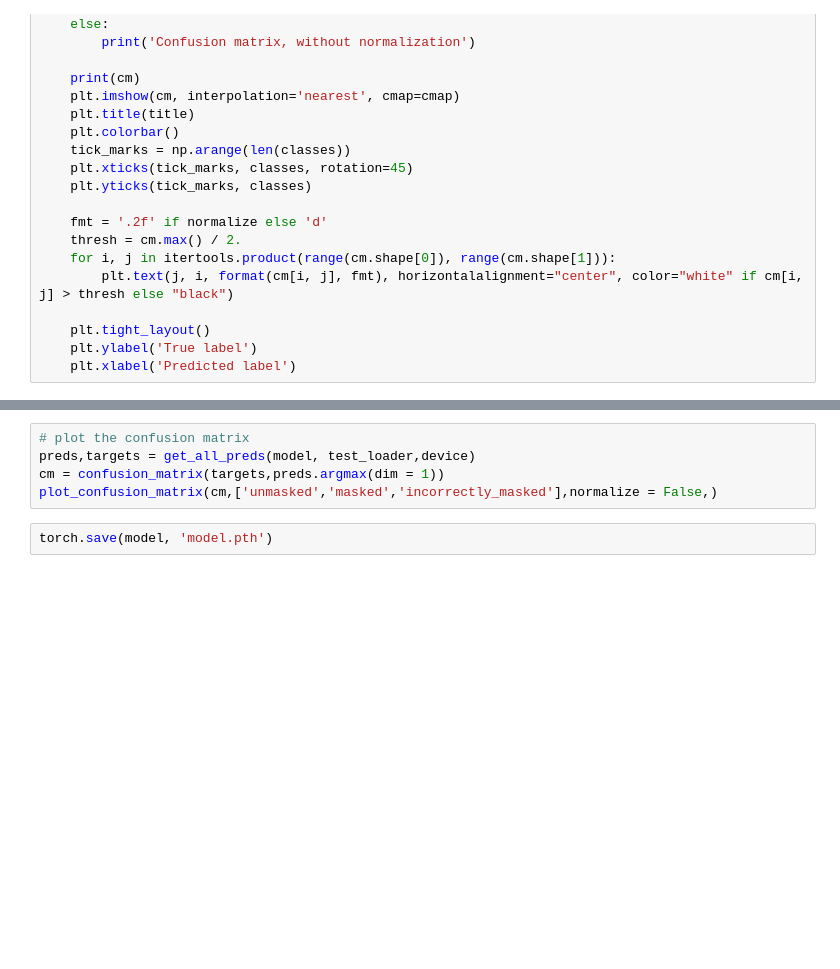
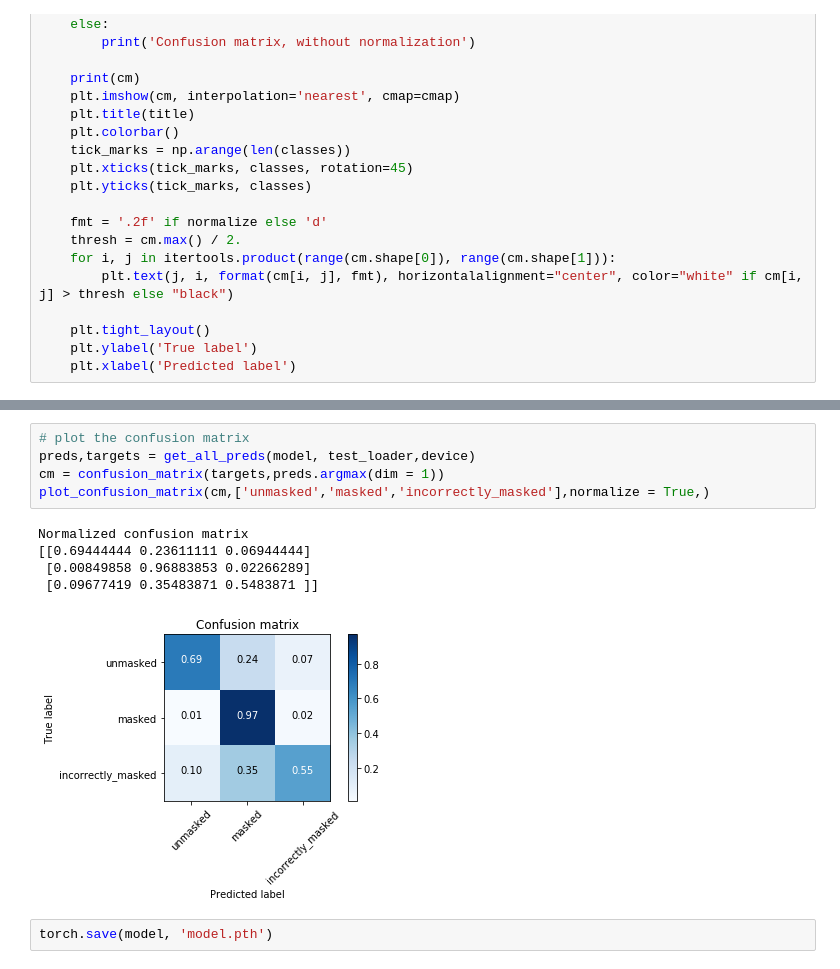
Before and after one commit to Azurestarry/ML-project, a Jupyter notebook: Transfer_learning.ipynb, the cells around one changed output, grey strips where cells are left out. Saved outputs shown, nothing was run; the diff lists cells and outputs as text; blank space fills up the shorter version.

```diff
--- a/Transfer_learning.ipynb
+++ b/Transfer_learning.ipynb
@@ -287,8 +325,14 @@ Val set: Average loss: 0.1376, Accuracy: 434/456 (95%)
 # %%
 # plot the confusion matrix
 preds,targets = get_all_preds(model, test_loader,device)
 cm = confusion_matrix(targets,preds.argmax(dim = 1))
-plot_confusion_matrix(cm,['unmasked','masked','incorrectly_masked'],normalize = False,)
+plot_confusion_matrix(cm,['unmasked','masked','incorrectly_masked'],normalize = True,)
+# %% [output]
+Normalized confusion matrix
+[[0.69444444 0.23611111 0.06944444]
+ [0.00849858 0.96883853 0.02266289]
+ [0.09677419 0.35483871 0.5483871 ]]
+[figure, added]
 # %%
 torch.save(model, 'model.pth')
 # %% [output]
```
Also changed, not shown: parts of 13 cells of this notebook, 1 other file.
